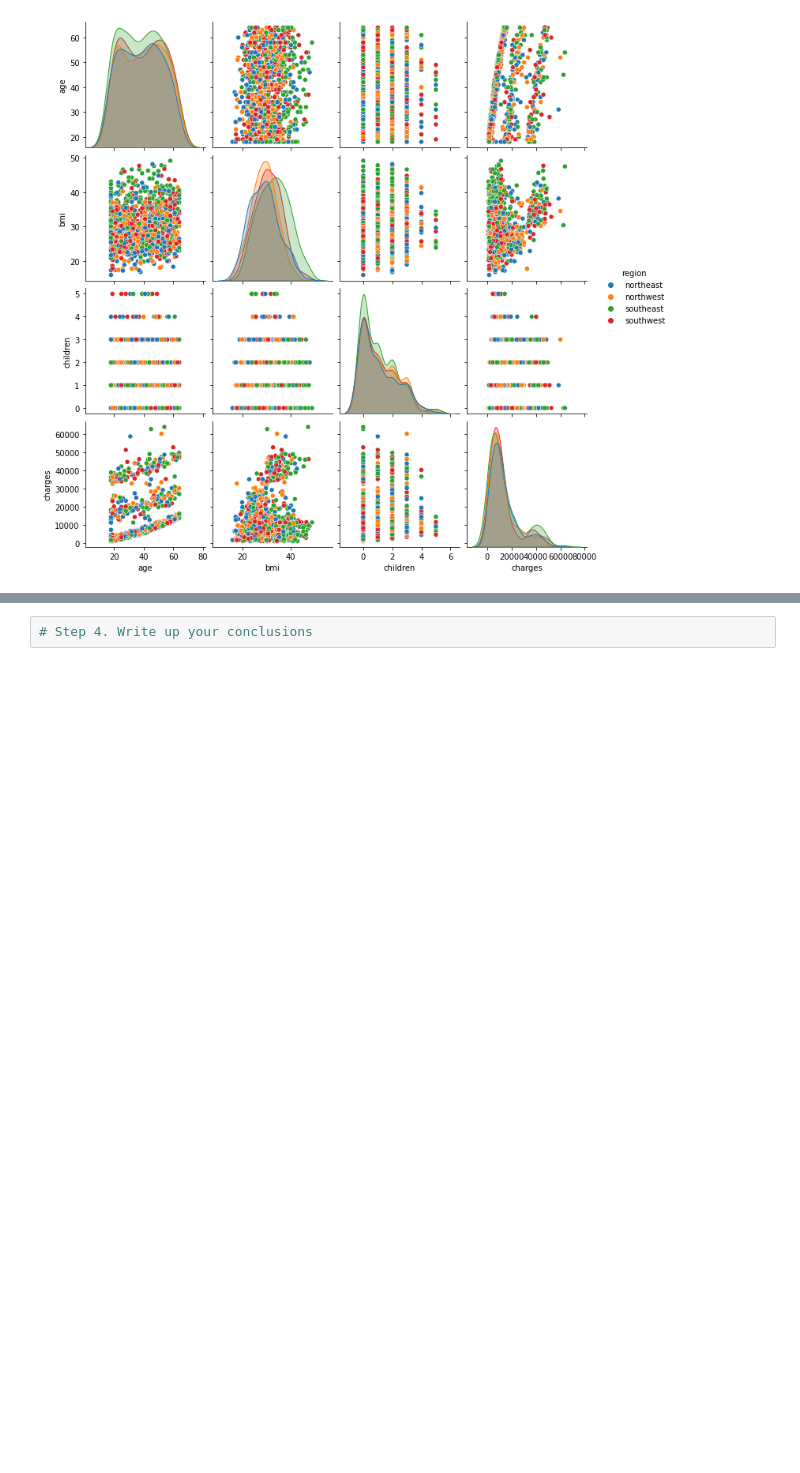
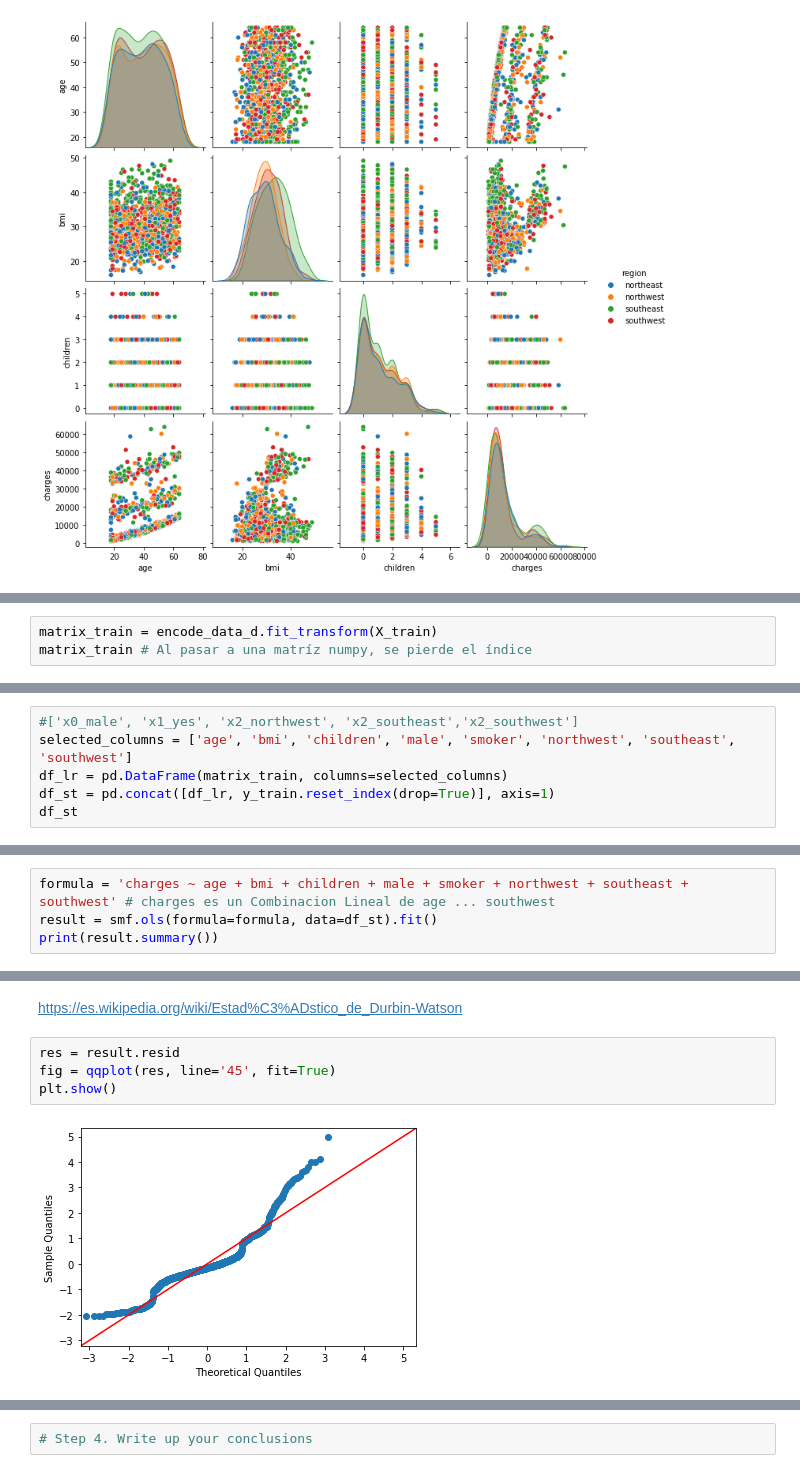
Before and after one commit to xalejandrow/4geeks-Metrics-Assumptions-Template, a Jupyter notebook: src/Metrics_Assumptions_Template.ipynb, the cells around one changed output, grey strips where cells are left out. Drawn from its saved outputs; the diff is of its cells as text; blank space fills up the shorter version.

```diff
--- a/src/Metrics_Assumptions_Template.ipynb
+++ b/src/Metrics_Assumptions_Template.ipynb
@@ -286,0 +320,3 @@ plt.show()
+# %%
+matrix_train = encode_data_d.fit_transform(X_train)
+matrix_train # Al pasar a una matríz numpy, se pierde el índice
@@ -286,0 +337,6 @@ plt.show()
+# %%
+#['x0_male', 'x1_yes', 'x2_northwest', 'x2_southeast','x2_southwest']
+selected_columns = ['age', 'bmi', 'children', 'male', 'smoker', 'northwest', 'southeast', 'southwest']
+df_lr = pd.DataFrame(matrix_train, columns=selected_columns)
+df_st = pd.concat([df_lr, y_train.reset_index(drop=True)], axis=1)
+df_st
@@ -286,0 +357,4 @@ plt.show()
+# %%
+formula = 'charges ~ age + bmi + children + male + smoker +	northwest +	southeast + southwest' # charges es un Combinacion Lineal de age ... southwest
+result = smf.ols(formula=formula, data=df_st).fit()
+print(result.summary())
@@ -286,0 +379,8 @@ plt.show()
+# %% [markdown]
+https://es.wikipedia.org/wiki/Estad%C3%ADstico_de_Durbin-Watson
+# %%
+res = result.resid
+fig = qqplot(res, line='45', fit=True)
+plt.show()
+# %% [output]
+[figure, added]
```
Also changed, not shown: parts of 24 cells of this notebook.
